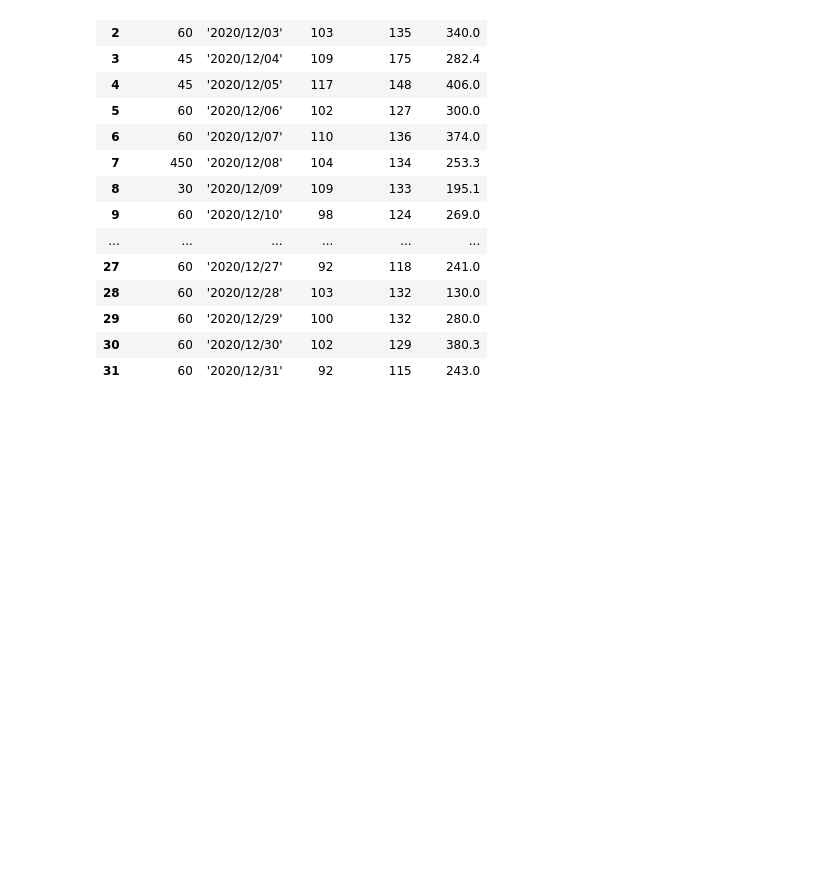
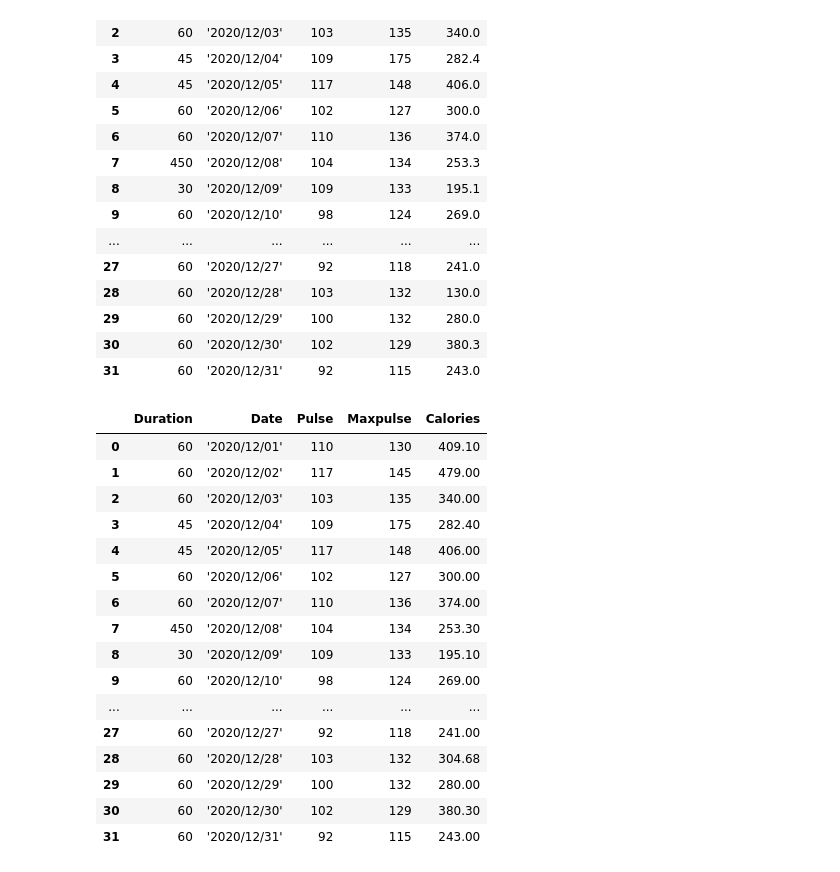
Before and after one commit to Dhanraj-SH/Pandas, a Jupyter notebook: Cleaning_data/Learning_cleaning_data.ipynb, the cells around one changed output. Saved outputs shown, nothing was run; the diff lists cells and outputs as text; code cells hidden in the pictures; blank space fills up the shorter version.

Commit message:
done with the data cleaning

```diff
--- a/Cleaning_data/Learning_cleaning_data.ipynb
+++ b/Cleaning_data/Learning_cleaning_data.ipynb
@@ -160,3 +160,36 @@ df
 | 29 | 60 | '2020/12/29' | 100 | 132 | 280.0 |
 | 30 | 60 | '2020/12/30' | 102 | 129 | 380.3 |
 | 31 | 60 | '2020/12/31' | 92 | 115 | 243.0 |
+# %%
+'''
+Replacing using mean, median or mode
+
+A common way to replace empty cells, is to calculate the mean, median and mode value of the column.
+
+Pandas uses the mean(), median(), and mode() methods to calculate the respective values fo a specified column
+'''
+
+df = pd.read_csv('data.csv')
+x = df["Calories"].mean()
+df.fillna({"Calories": x}, inplace=True)
+
+df
+#MEAN = the avg value(the sum of all divided by number of values)
+# %% [output]
+|  | Duration | Date | Pulse | Maxpulse | Calories |
+| 0 | 60 | '2020/12/01' | 110 | 130 | 409.10 |
+| 1 | 60 | '2020/12/02' | 117 | 145 | 479.00 |
+| 2 | 60 | '2020/12/03' | 103 | 135 | 340.00 |
+| 3 | 45 | '2020/12/04' | 109 | 175 | 282.40 |
+| 4 | 45 | '2020/12/05' | 117 | 148 | 406.00 |
+| 5 | 60 | '2020/12/06' | 102 | 127 | 300.00 |
+| 6 | 60 | '2020/12/07' | 110 | 136 | 374.00 |
+| 7 | 450 | '2020/12/08' | 104 | 134 | 253.30 |
+| 8 | 30 | '2020/12/09' | 109 | 133 | 195.10 |
+| 9 | 60 | '2020/12/10' | 98 | 124 | 269.00 |
+| ... | ... | ... | ... | ... | ... |
+| 27 | 60 | '2020/12/27' | 92 | 118 | 241.00 |
+| 28 | 60 | '2020/12/28' | 103 | 132 | 304.68 |
+| 29 | 60 | '2020/12/29' | 100 | 132 | 280.00 |
+| 30 | 60 | '2020/12/30' | 102 | 129 | 380.30 |
+| 31 | 60 | '2020/12/31' | 92 | 115 | 243.00 |
```
Also changed, not shown: parts of 10 cells of this notebook.
